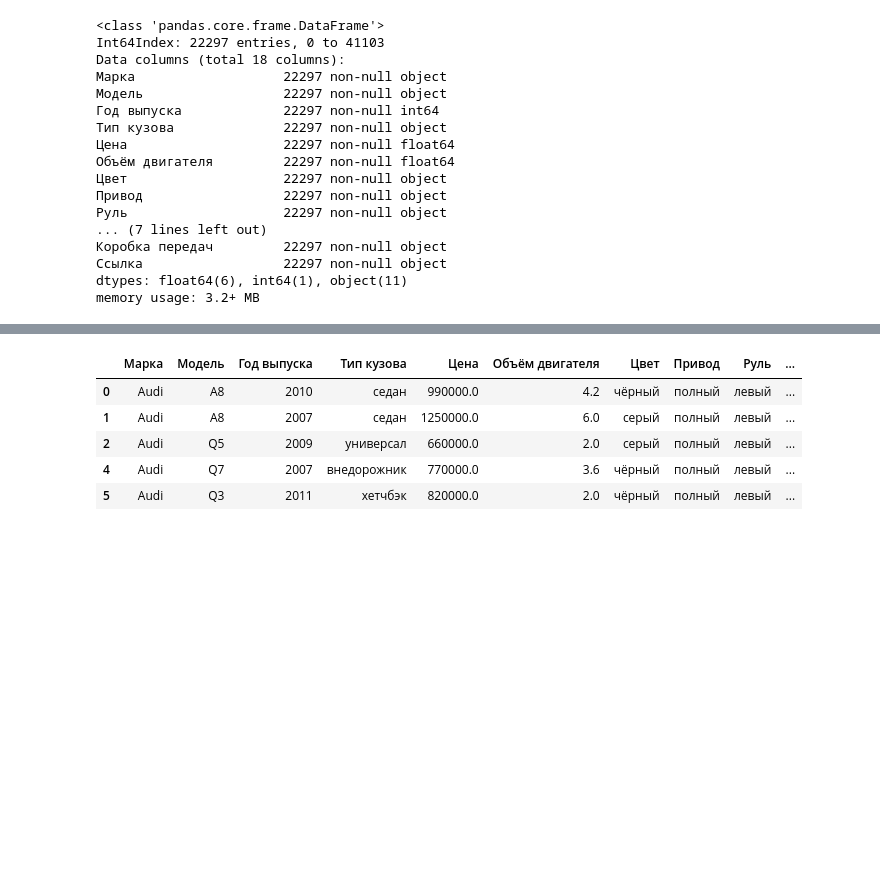
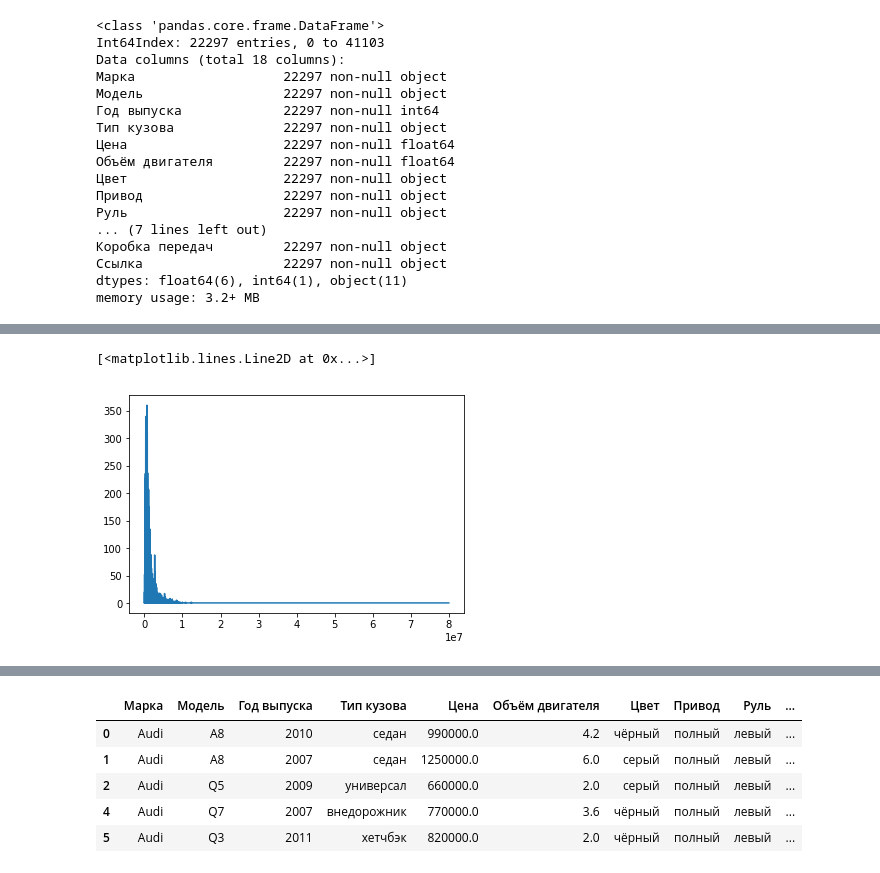
Before and after one commit to krabchuk/technosphere_bigdata_project, a Jupyter notebook: try_project.ipynb, the cells around one changed output, grey strips where cells are left out. Cells and saved outputs as stored; diff of their text form; code cells hidden in the pictures; blank space fills up the shorter version.

```diff
--- a/try_project.ipynb
+++ b/try_project.ipynb
@@ -121,0 +219,3 @@ memory usage: 3.2+ MB
+# %%
+prices = data['Цена'].value_counts().sort_index
+prices
@@ -121,0 +269,5 @@ memory usage: 3.2+ MB
+# %%
+plt.plot(prices.sort_index())
+# %% [output]
+[<matplotlib.lines.Line2D at 0x...>]
+[figure, added]
```
Also changed, not shown: parts of 20 cells of this notebook, 1 other file.
